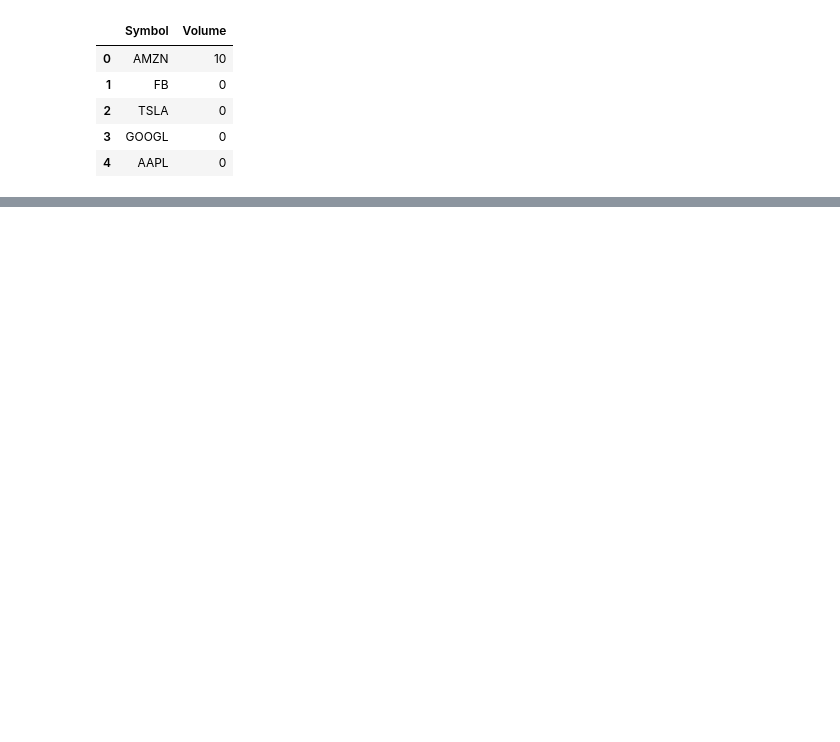
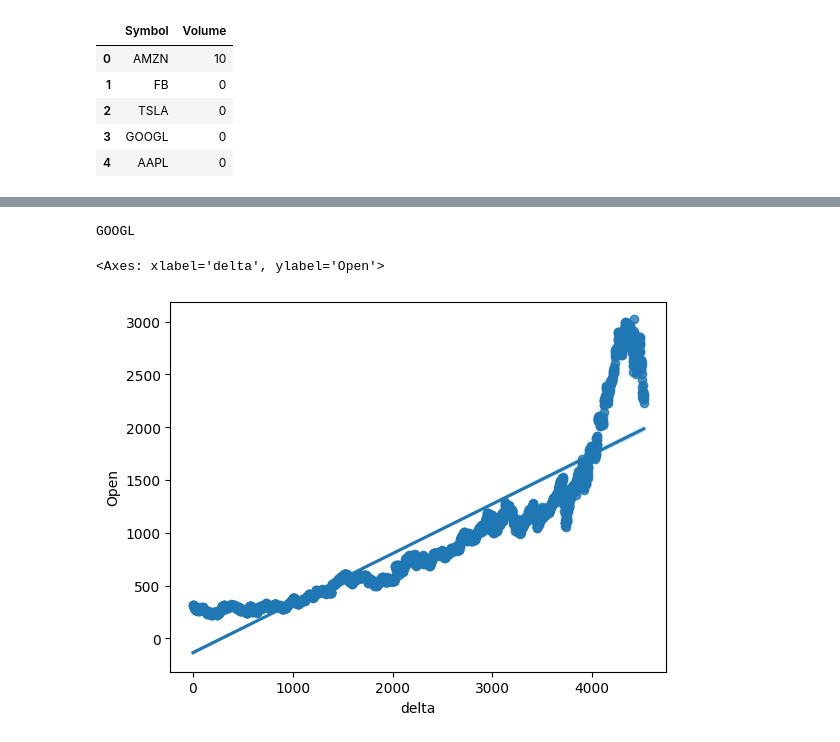
Before and after one commit to Sam1AT/AP-First-F, a Jupyter notebook: Stocks_analytics.ipynb, the cells around one changed output, grey strips where cells are left out. Drawn from its saved outputs; the diff is of its cells as text; code cells hidden in the pictures; blank space fills up the shorter version.

```diff
--- a/Stocks_analytics.ipynb
+++ b/Stocks_analytics.ipynb
@@ -139,0 +194,16 @@ users[0].show_stocks()
+# %%
+input_sym = input()
+first_day = datetime(2009, 12, 31)
+delta_list = []
+stock_market_data_copy = stock_market_data.copy()
+for x in stock_market_data['Date'].values:
+    delta_list.append((datetime.strptime(x, '%Y-%m-%d') - first_day).days + 1)
+stock_market_data_copy['delta'] = pd.Series(delta_list)
+
+sns.regplot(x = "delta",
+            y = "Open",
+            data = stock_market_data_copy[stock_market_data_copy['Symbol'] == input_sym])
+# %% [output]
+GOOGL
+<Axes: xlabel='delta', ylabel='Open'>
+[figure, added]
```
Also changed, not shown: parts of 11 cells of this notebook.
